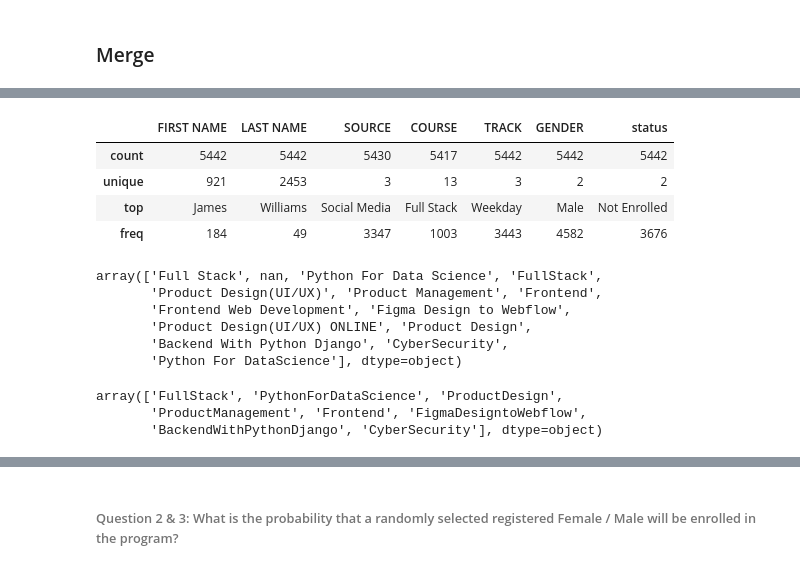
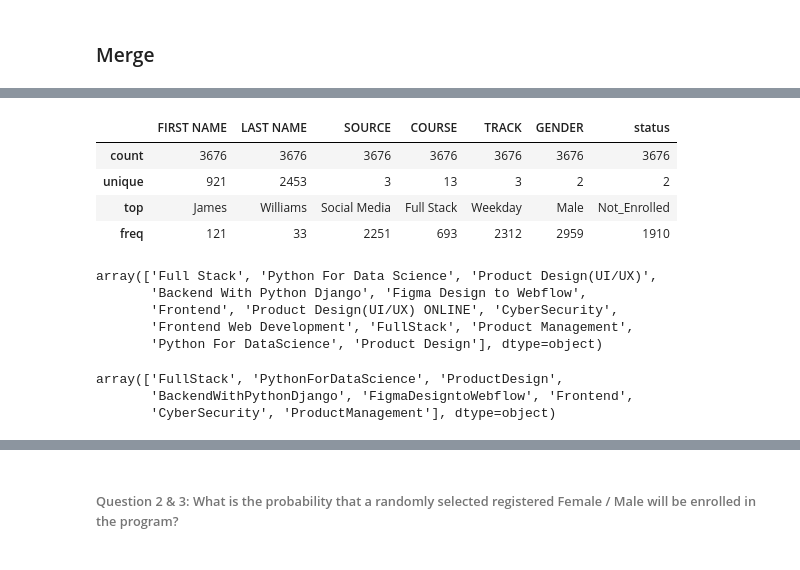
Before and after one commit to tahheel/V-Internship, a Jupyter notebook: Week 1/Damilola_week1.ipynb, the cells around one changed output, grey strips where cells are left out. Saved outputs shown, nothing was run; the diff lists cells and outputs as text; code cells hidden in the pictures.

```diff
--- a/Week 1/Damilola_week1.ipynb
+++ b/Week 1/Damilola_week1.ipynb
@@ -14,8 +19,8 @@ import seaborn as sns
 import matplotlib.pyplot as plt
 %matplotlib inline
 # %%
-enrolled = pd.read_csv('enrolled applicants.csv',index_col= 'Unnamed: 0')
-registered = pd.read_csv('registered applicants.csv',index_col= 'Unnamed: 0')
+enrolled = pd.read_csv('enrolled applicants.csv')
+registered = pd.read_csv('registered applicants.csv')
 # %% [markdown]
 ## Data Wrangling
 #### Enrolled
@@ -52,8 +56,6 @@ enrolled.describe(include='O').T
 | COURSE | 1741 | 13 | Full Stack | 310 |
 | TRACK | 1766 | 3 | Weekday | 1131 |
 | GENDER | 1766 | 2 | Male | 1623 |
-# %%
-enrolled['status'] = 'Enrolled'
 # %% [markdown]
 #### Registered
 # %%
@@ -101,7 +103,5 @@ registered.describe(include='O').T
 | COURSE | 3676 | 13 | Full Stack | 693 |
 | TRACK | 3676 | 3 | Weekday | 2312 |
 | GENDER | 3676 | 2 | Male | 2959 |
-# %%
-registered['status'] = 'Not Enrolled'   # Added a flag
 # %% [markdown]
 ### Merge
@@ -113,0 +108,5 @@ False
+# %%
+data = registered.merge(right=enrolled[['Unnamed: 0']], sort=True, how='outer', on='Unnamed: 0', indicator=True)
+data['status'] = np.where(data['_merge']=='both', 'Enrolled', 'Not_Enrolled')
+data = data.drop(['_merge'], axis=1)
+data.head()
@@ -114,21 +120,19 @@ False
 # %%
-data = pd.concat([enrolled, registered])
 data.describe(include='O')
 # %% [output]
 |  | FIRST NAME | LAST NAME | SOURCE | COURSE | TRACK | GENDER | status |
-| count | 5442 | 5442 | 5430 | 5417 | 5442 | 5442 | 5442 |
+| count | 3676 | 3676 | 3676 | 3676 | 3676 | 3676 | 3676 |
 | unique | 921 | 2453 | 3 | 13 | 3 | 2 | 2 |
-| top | James | Williams | Social Media | Full Stack | Weekday | Male | Not Enrolled |
-| freq | 184 | 49 | 3347 | 1003 | 3443 | 4582 | 3676 |
+| top | James | Williams | Social Media | Full Stack | Weekday | Male | Not_Enrolled |
+| freq | 121 | 33 | 2251 | 693 | 2312 | 2959 | 1910 |
 # %%
 data['COURSE'].unique()
 # %% [output]
-array(['Full Stack', nan, 'Python For Data Science', 'FullStack',
-       'Product Design(UI/UX)', 'Product Management', 'Frontend',
-       'Frontend Web Development', 'Figma Design to Webflow',
-       'Product Design(UI/UX) ONLINE', 'Product Design',
-       'Backend With Python Django', 'CyberSecurity',
-       'Python For DataScience'], dtype=object)
+array(['Full Stack', 'Python For Data Science', 'Product Design(UI/UX)',
+       'Backend With Python Django', 'Figma Design to Webflow',
+       'Frontend', 'Product Design(UI/UX) ONLINE', 'CyberSecurity',
+       'Frontend Web Development', 'FullStack', 'Product Management',
+       'Python For DataScience', 'Product Design'], dtype=object)
 # %%
 #  Cleaning Courses column
 
@@ -140,8 +144,8 @@ data['COURSE'] =data['COURSE'].replace(['nan'], data['COURSE'].mode()[0])
 data['COURSE'].unique()
 # %% [output]
 array(['FullStack', 'PythonForDataScience', 'ProductDesign',
-       'ProductManagement', 'Frontend', 'FigmaDesigntoWebflow',
-       'BackendWithPythonDjango', 'CyberSecurity'], dtype=object)
+       'BackendWithPythonDjango', 'FigmaDesigntoWebflow', 'Frontend',
+       'CyberSecurity', 'ProductManagement'], dtype=object)
 # %%
 features = [x for x in data.columns if data[x].dtypes and data[x].nunique() < 10]
 features.pop(-2)
```
Also changed, not shown: parts of 18 cells of this notebook.
